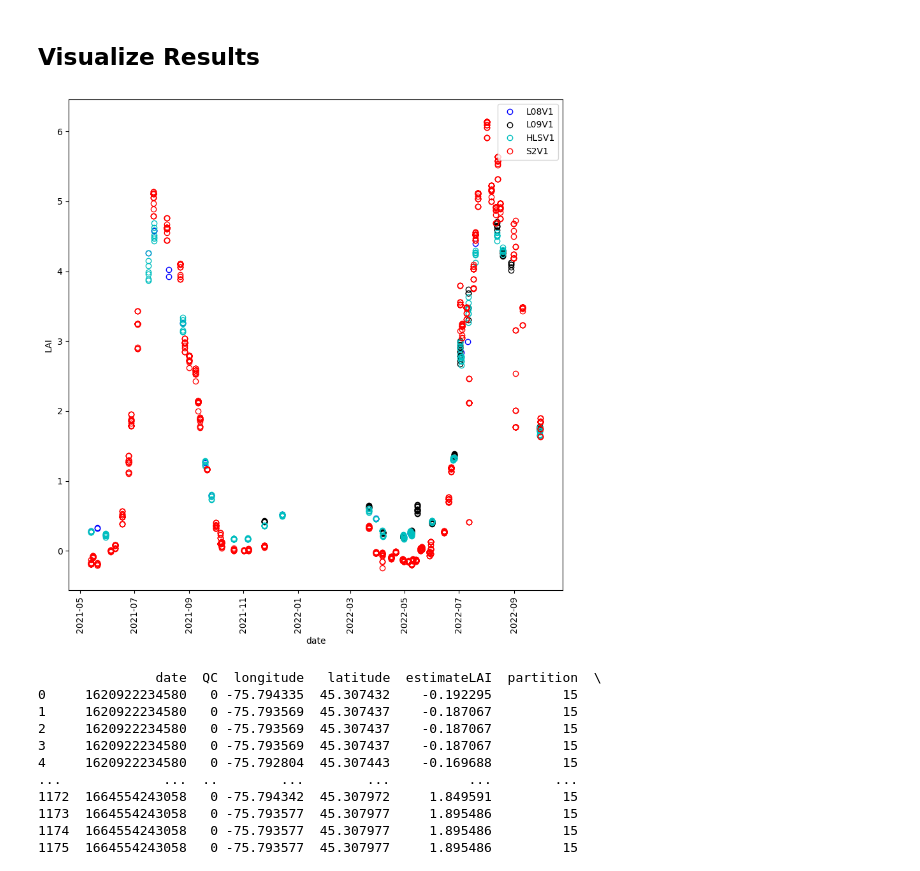
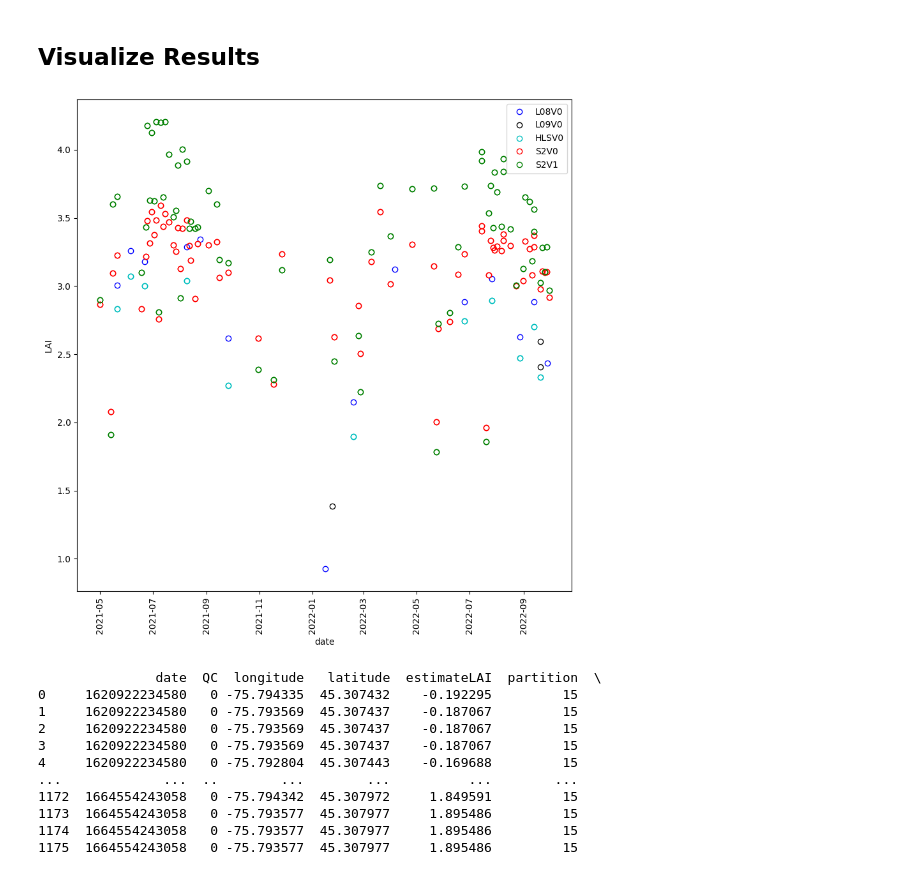
Before and after one commit to rfernand387/LEAF-Toolbox, a Jupyter notebook: Source-Python/production/LEAF-Toolbox-SItes.ipynb, the cells around one changed output. Saved outputs shown, nothing was run; the diff lists cells and outputs as text; code cells hidden in the pictures.

```diff
--- a/Source-Python/production/LEAF-Toolbox-SItes.ipynb
+++ b/Source-Python/production/LEAF-Toolbox-SItes.ipynb
@@ -282,45 +233,49 @@ import pandas as pd
 import matplotlib.pyplot as plt
 # %%
 # Choose a site from the sitelist
-siteNum=0
+siteNum=1
 
 # Select the first feature
 featureNum = 0
 
 #Select one sampled pixel from each feature
 pixelNum = 3
 
 #Extract time series of LAI with high quality only
 site = sitesDictionaryL08V0[siteList[siteNum]]
 df=site[featureNum]['SL2PV0']
 df['utc'] =  pd.to_datetime(df['date'],unit='ms')
 pixelL08V0=df.loc[(df['longitude']==df.loc[pixelNum].longitude) & (df['latitude']==df.loc[pixelNum].latitude) & (df['QC']==0)]
 site=sitesDictionaryL09V0[siteList[siteNum]]
 df=site[featureNum]['SL2PV0']
 df['utc'] =  pd.to_datetime(df['date'],unit='ms')
 pixelL09V0=df.loc[(df['longitude']==df.loc[pixelNum].longitude) & (df['latitude']==df.loc[pixelNum].latitude) & df['QC']==0]
 site=sitesDictionaryHLSV0[siteList[siteNum]]
 df=site[featureNum]['SL2PV0']
 df['utc'] =  pd.to_datetime(df['date'],unit='ms')
 pixelHLSV0=df.loc[(df['longitude']==df.loc[pixelNum].longitude) & (df['latitude']==df.loc[pixelNum].latitude) & df['QC']==0]
 site=sitesDictionaryS2V0[siteList[siteNum]]
 df=site[featureNum]['SL2PV0']
 df['utc'] =  pd.to_datetime(df['date'],unit='ms')
 pixelS2V0=df.loc[(df['longitude']==df.loc[pixelNum].longitude) & (df['latitude']==df.loc[pixelNum].latitude) & df['QC']==0]
-
+site=sitesDictionaryS2V1[siteList[siteNum]]
+df=site[featureNum]['SL2PV1']
+df['utc'] =  pd.to_datetime(df['date'],unit='ms')
+pixelS2V1=df.loc[(df['longitude']==df.loc[pixelNum].longitude) & (df['latitude']==df.loc[pixelNum].latitude) & df['QC']==0]
 
 fig,ax = plt.subplots(1,1,figsize=[10,10])
-plt.plot(pixelL08V0['utc'],pixelL08V0['estimateLAI'],'ob',markerfacecolor='none', label='L08V1')
-plt.plot(pixelL09V0['utc'],pixelL09V0['estimateLAI'],'ok',markerfacecolor='none', label='L09V1')
-plt.plot(pixelHLSV0['utc'],pixelHLSV0['estimateLAI'],'oc',markerfacecolor='none', label='HLSV1')
-plt.plot(pixelS2V0['utc'],pixelS2V0['estimateLAI'],'or',markerfacecolor='none',label='S2V1')
+plt.plot(pixelL08V0['utc'],pixelL08V0['estimateLAI'],'ob',markerfacecolor='none', label='L08V0')
+plt.plot(pixelL09V0['utc'],pixelL09V0['estimateLAI'],'ok',markerfacecolor='none', label='L09V0')
+plt.plot(pixelHLSV0['utc'],pixelHLSV0['estimateLAI'],'oc',markerfacecolor='none', label='HLSV0')
+plt.plot(pixelS2V0['utc'],pixelS2V0['estimateLAI'],'or',markerfacecolor='none',label='S2V0')
+plt.plot(pixelS2V1['utc'],pixelS2V1['estimateLAI'],'og',markerfacecolor='none',label='S2V1')
 
 ax.legend()
 ax.set_xlabel('date')
 ax.set_ylabel('LAI')
 plt.xticks(rotation=90);
 # %% [output]
-[figure, old version]
+[figure, new version]
 # %%
 print(pixelS2V0)
 # %% [output]
```
Also changed, not shown: parts of 11 cells of this notebook, 3 other files.
